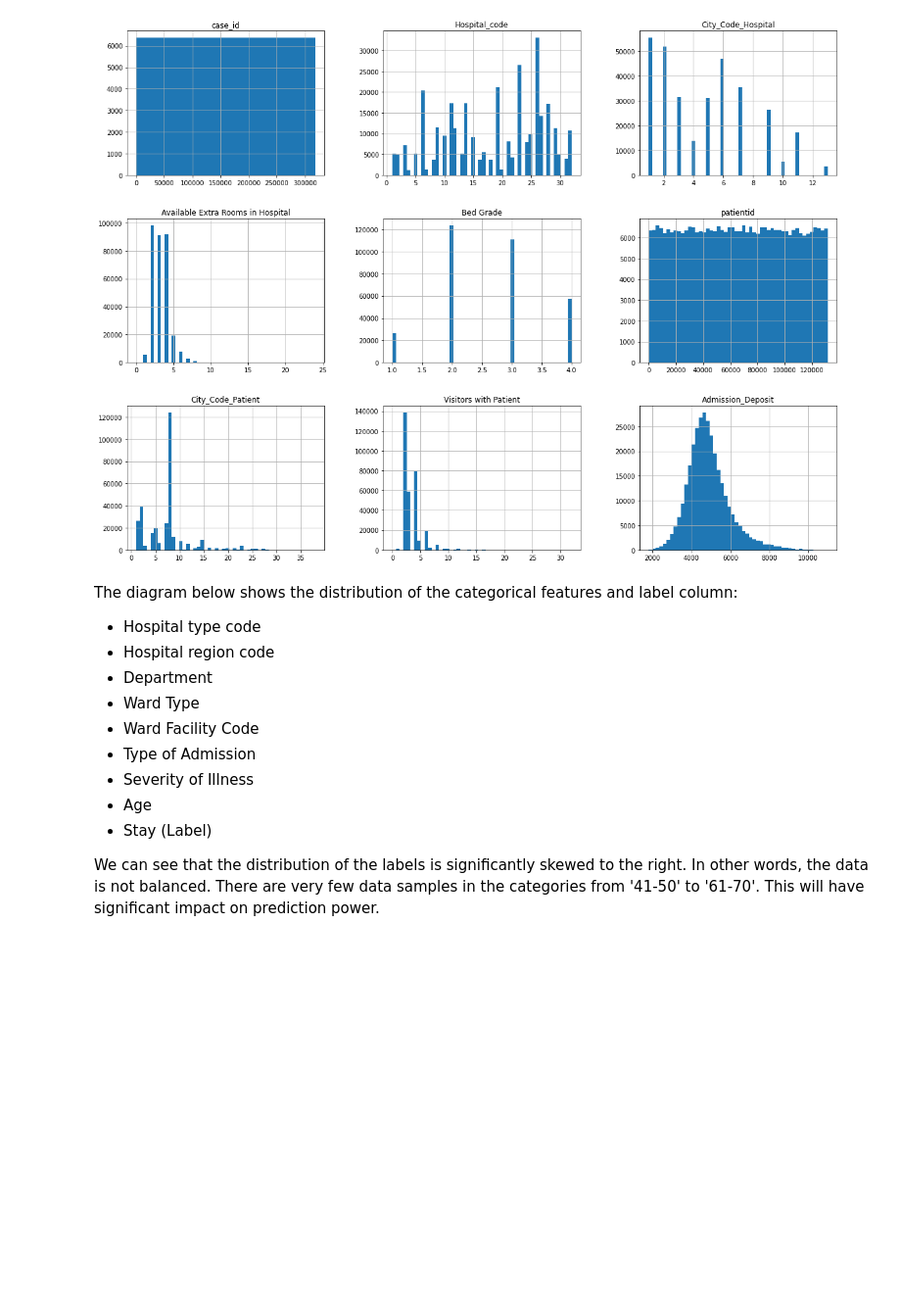
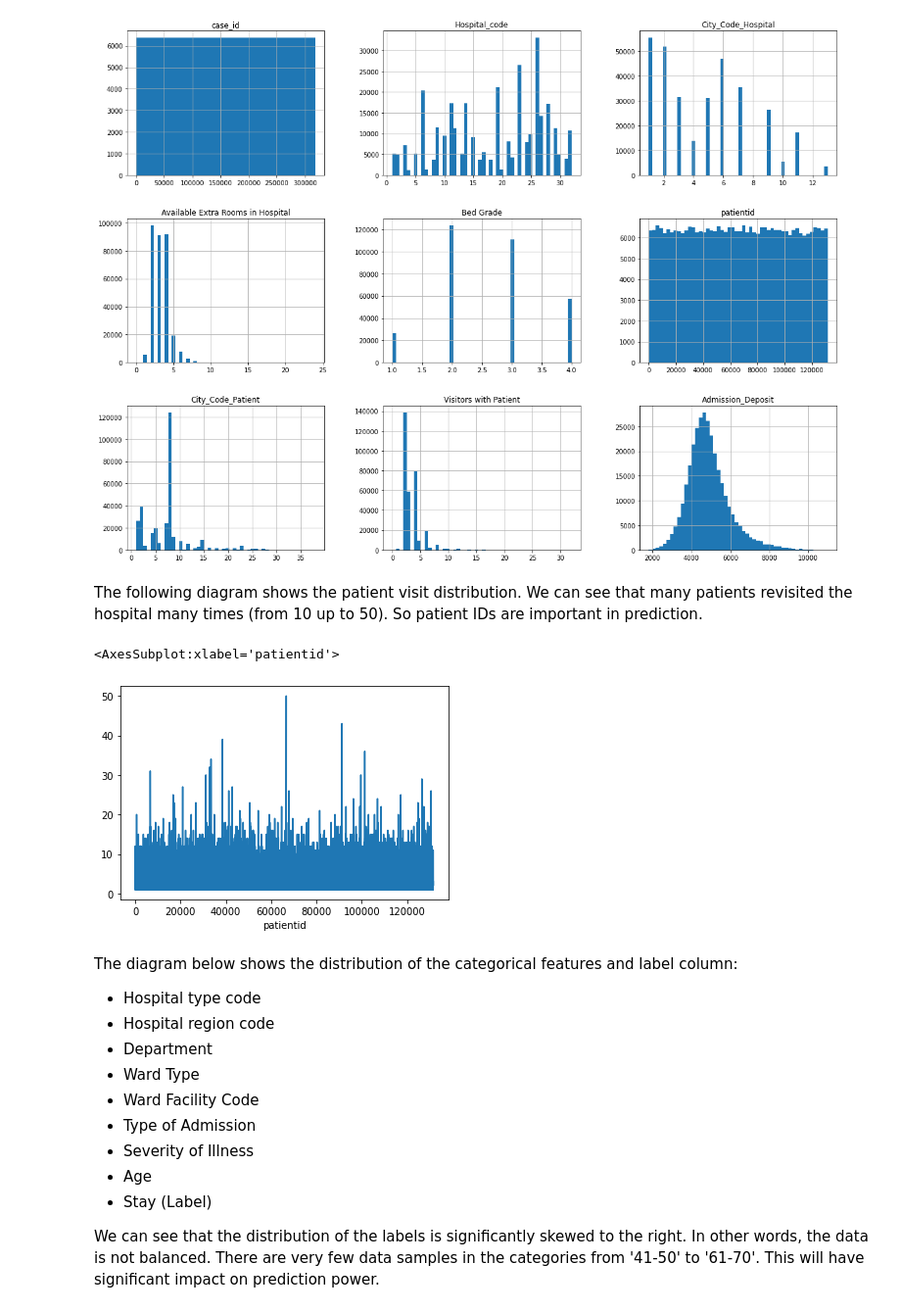
Before and after one commit to yuhuang3/machine-learning, a Jupyter notebook: Udacity/capstone_project/capstone_project.ipynb, the cells around one changed output. Shown: that part at 98% size. Cells and saved outputs as stored; diff of their text form; code cells hidden in the pictures; blank space fills up the shorter version.

```diff
--- a/Udacity/capstone_project/capstone_project.ipynb
+++ b/Udacity/capstone_project/capstone_project.ipynb
@@ -124,6 +124,13 @@ array([[<AxesSubplot:title={'center':'case_id'}>,
         <AxesSubplot:title={'center':'Visitors with Patient'}>,
         <AxesSubplot:title={'center':'Admission_Deposit'}>]], dtype=object)
 [figure]
+# %% [markdown]
+The following diagram shows the patient visit distribution. We can see that many patients revisited the hospital many times (from 10 up to 50). So patient IDs are important in prediction.
+# %%
+train_data.groupby(['patientid']).count()['case_id'].plot(kind='line')
+# %% [output]
+<AxesSubplot:xlabel='patientid'>
+[figure, added]
 # %% [markdown]
 The diagram below shows the distribution of the categorical features and label column:
 * Hospital type code
```
Also changed, not shown: parts of 5 cells of this notebook, 1 other file.
